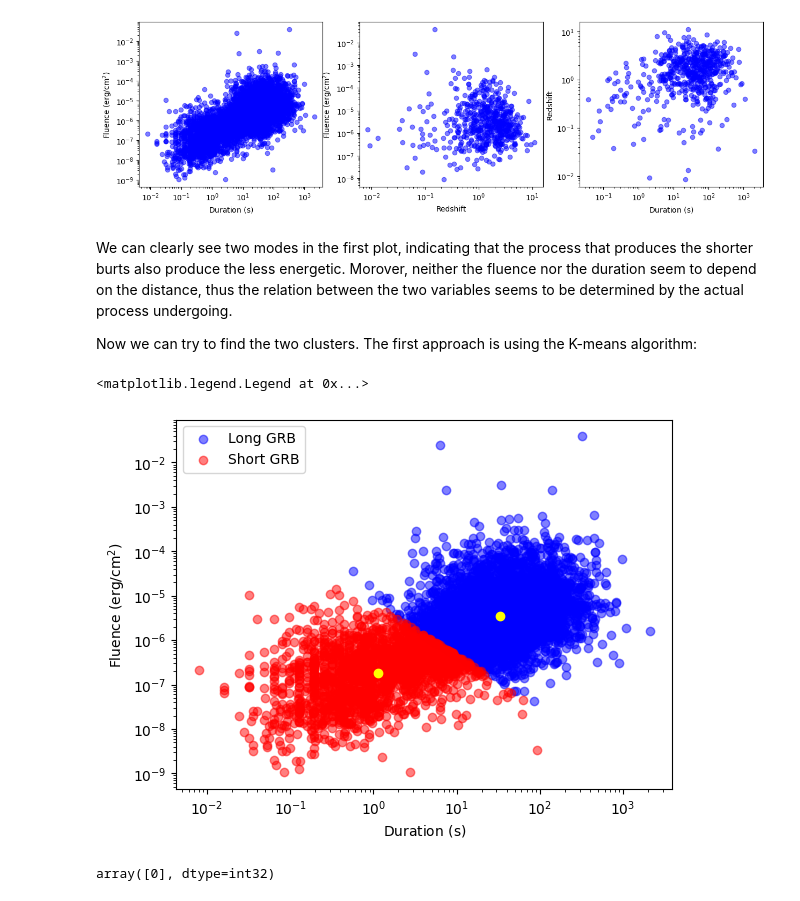
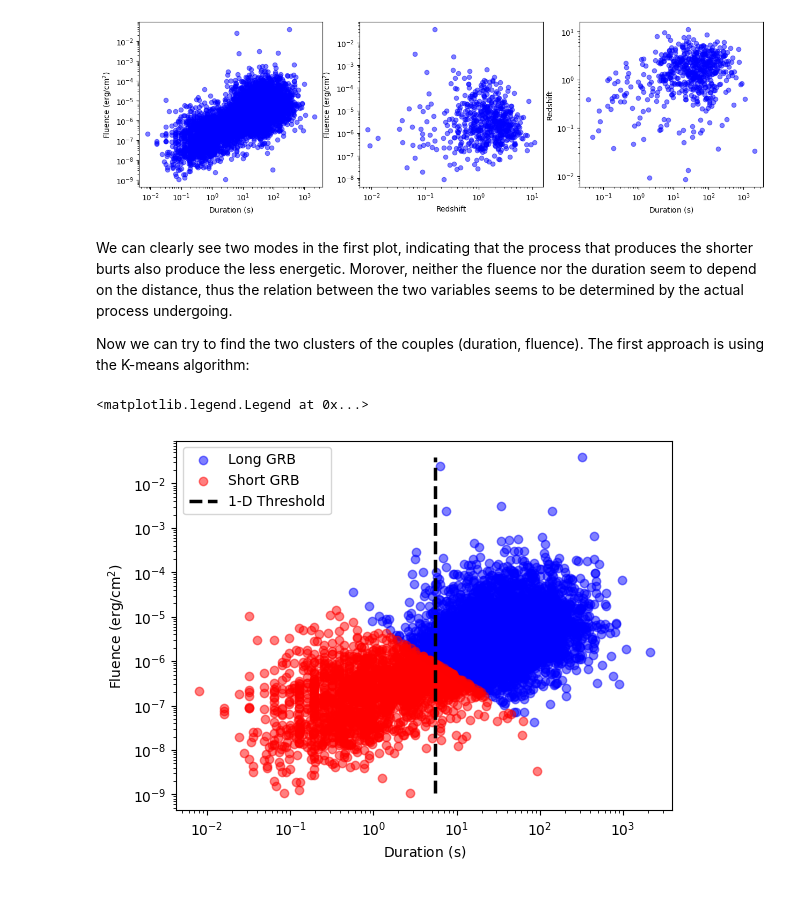
Before and after one commit to DiegoToniolo/astrostatistics_bicocca_2024, a Jupyter notebook: working/L14_GRB.ipynb, the cells around one changed output. Saved outputs shown, nothing was run; the diff lists cells and outputs as text; code cells hidden in the pictures.

```diff
--- a/working/L14_GRB.ipynb
+++ b/working/L14_GRB.ipynb
@@ -63,0 +89,30 @@ print(np.mean([np.max(T90_pos[labels == 0]), np.min(T90_pos[labels == 1])]))
+# %%
+plt.figure(figsize=[15, 4])
+
+plt.subplot(1, 3, 1)
+plt.plot(xgrid[xgrid < thr_km], pdf[xgrid < thr_km], color = 'blue', label = "Short GRBs")
+plt.plot(xgrid[xgrid >= thr_km], pdf[xgrid >= thr_km], color = 'red', label = "Long GRBs")
+x_thr_km = np.full(1000, thr_km)
+y_thr_km = np.linspace(np.min(pdf)-0.02, np.max(pdf) + 0.02, 1000)
+plt.plot(x_thr_km, y_thr_km, ls='--', lw = 2.5, color = 'black', label = 'Threshold')
+plt.xlabel("Duration (s)")
+plt.legend()
+plt.semilogx()
+
+plt.subplot(1, 3, 2)
+plt.plot(xgrid[xgrid < thr_ms], pdf[xgrid < thr_ms], color = 'blue', label = "Short GRBs")
+plt.plot(xgrid[xgrid >= thr_ms], pdf[xgrid >= thr_ms], color = 'red', label = "Long GRBs")
+x_thr_ms = np.full(1000, thr_ms)
+y_thr_ms = np.linspace(np.min(pdf)-0.02, np.max(pdf) + 0.02, 1000)
+plt.plot(x_thr_ms, y_thr_ms, ls='--', lw = 2.5, color = 'black', label = 'Threshold')
+plt.xlabel("Duration (s)")
+plt.legend()
+plt.semilogx()
+
+plt.subplot(1, 3, 3)
+plt.plot(xgrid, pdf, color='black')
+plt.plot(x_thr_km, y_thr_km, ls = '--', color = 'blue', label = 'K-Means threshold')
+plt.plot(x_thr_ms, y_thr_ms, ls = '--', color = 'red', label = 'Mean-Shift threshold')
+plt.xlim(1.0, 10.0)
+plt.xlabel("Duration (s)")
+plt.legend()
@@ -100,7 +172,7 @@ Text(0, 0.5, 'Redshift')
 # %% [markdown]
 We can clearly see two modes in the first plot, indicating that the process that produces the shorter burts also produce the less energetic. Morover, neither the fluence nor the duration seem to depend on the distance, thus the relation between the two variables seems to be determined by the actual process undergoing.
 
-Now we can try to find the two clusters. The first approach is using the K-means algorithm:
+Now we can try to find the two clusters of the couples (duration, fluence). The first approach is using the K-means algorithm:
 # %%
 clust = KMeans(n_clusters=2)
 clust.fit(np.log(T90_vs_f_pos))
@@ -108,17 +180,13 @@ labels = clust.predict(np.log(T90_vs_f_pos))
 # %%
 plt.scatter(T90_vs_f_pos[labels == 0, 0], T90_vs_f_pos[labels == 0, 1], c = 'blue', alpha = 0.5, label = "Long GRB")
 plt.scatter(T90_vs_f_pos[labels == 1, 0], T90_vs_f_pos[labels == 1, 1], c = 'red', alpha = 0.5, label = "Short GRB")
-#plt.scatter(np.exp(clust.cluster_centers_[0, 0]), np.exp(clust.cluster_centers_[0, 1]), c = 'yellow')
-#plt.scatter(np.exp(clust.cluster_centers_[1, 0]), np.exp(clust.cluster_centers_[1, 1]), c = 'yellow')
+f_thr_km = np.linspace(np.min(T90_vs_f_pos[:, 1]), np.max(T90_vs_f_pos[:, 1]), 1000)
+plt.plot(x_thr_km, f_thr_km, color='black', ls='--', lw=2.5, label = "1-D Threshold")
 plt.semilogx()
 plt.semilogy()
 plt.xlabel(r"Duration ($\mathrm{s}$)")
 plt.ylabel(r"Fluence ($\mathrm{erg/cm}^2$)")
 plt.legend()
 # %% [output]
 <matplotlib.legend.Legend at 0x...>
-[figure, old version]
+[figure, new version]
-# %%
-clust.predict(np.log([[1, 1*10**-4]]))
-# %% [output]
-array([0], dtype=int32)
```
Also changed, not shown: parts of 16 cells of this notebook.
